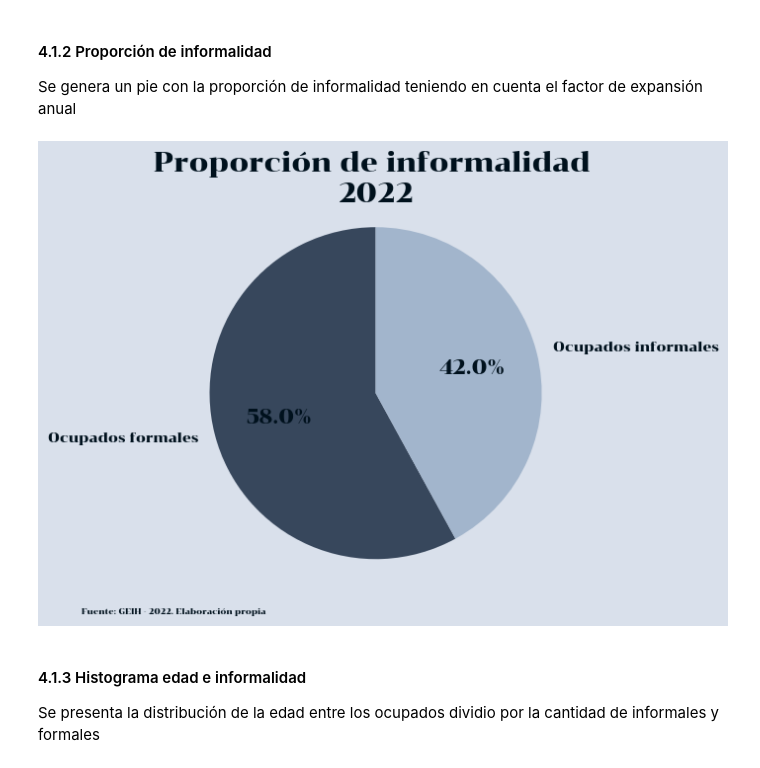
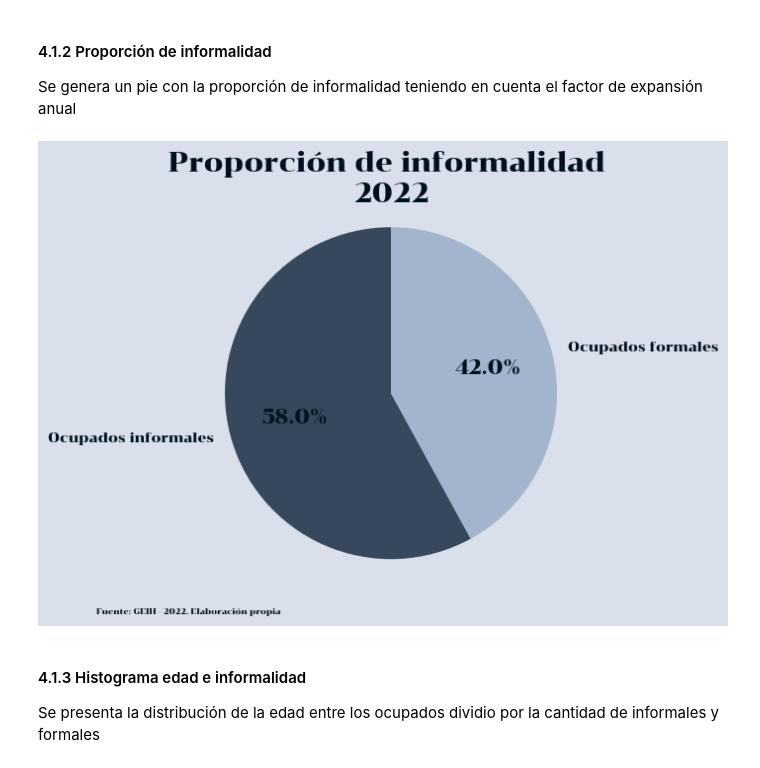
Before and after one commit to caavila96/Informalidad_GEIH_2022, a Jupyter notebook: informalidad_GEIH.ipynb, the cells around one changed output. Cells and saved outputs as stored; diff of their text form; code cells hidden in the pictures.

```diff
--- a/informalidad_GEIH.ipynb
+++ b/informalidad_GEIH.ipynb
@@ -674,32 +657,32 @@ Se genera un pie con la proporción de informalidad teniendo en cuenta el factor
 # %%
 #calculo propoción de informalidad 2022
 plot2 = df_final[["infor","fex_a"]].groupby("infor").sum('fex_a')
 plot2 = plot2['fex_a'] / sum(plot2['fex_a'])
 
 #Labels
-label = ['Ocupados formales', 'Ocupados informales']
+label = ['Ocupados informales', 'Ocupados formales']
 
 # gráfica
 fig, ax = plt.subplots()
 patches, text, autotext =  ax.pie(plot2,  labels=label, autopct='%1.1f%%', startangle=90, colors =  ['#37475C', '#A2B5CC'])
 
 # ratio
 ax.axis('equal')
 
 # titulo
 ax.set_title('Proporción de informalidad \n2022', fontsize = 20)
 
 #tamaño porcentajes
 for autotext in autotext:
     autotext.set_fontsize(15)
 
 
 #nota
 ax.text(-0.1, -0.1, note, transform=ax.transAxes, va='center', fontsize=6)
 
 plt.show()
 # %% [output]
-[figure, old version]
+[figure, new version]
 # %% [markdown]
 #### 4.1.3 Histograma edad e informalidad
 
```
Also changed, not shown: parts of 18 cells of this notebook.
